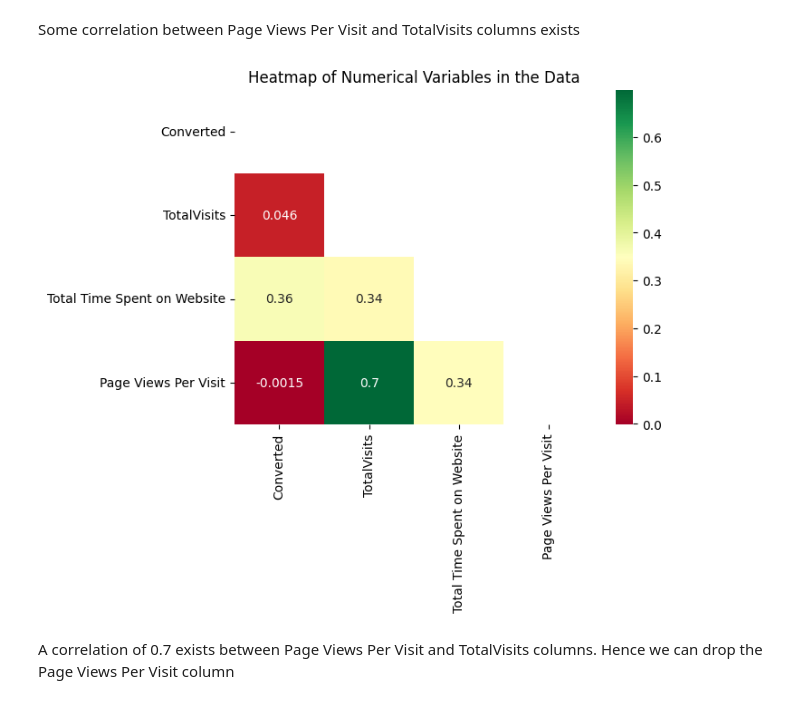
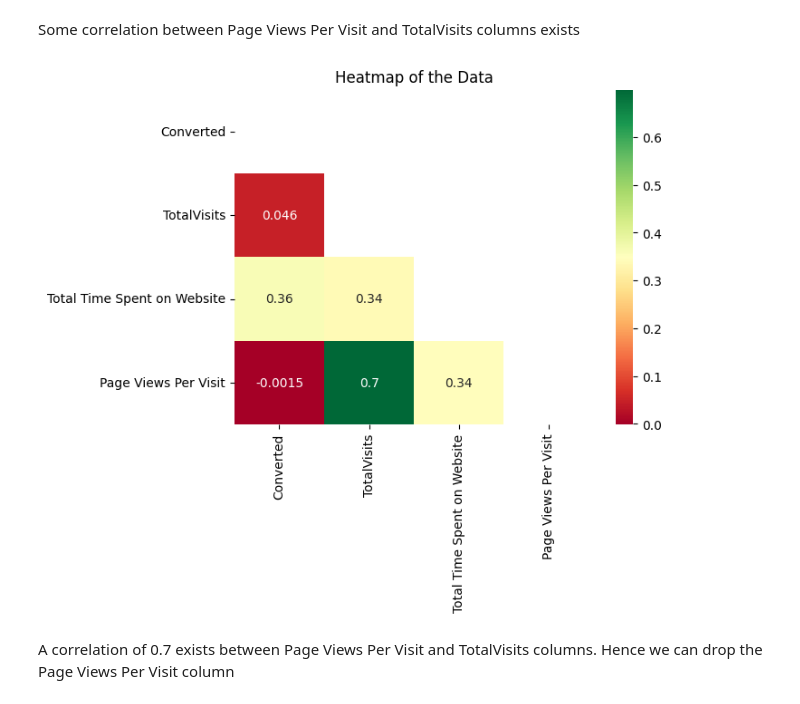
Before and after one commit to aravindpeddinti/Lead_Scoring_Case_Study, a Jupyter notebook: Assignment.ipynb, the cells around one changed output. Cells and saved outputs as stored; diff of their text form; code cells hidden in the pictures.

```diff
--- a/Assignment.ipynb
+++ b/Assignment.ipynb
@@ -740,11 +740,11 @@ Some correlation between Page Views Per Visit and TotalVisits columns exists
 # %%
 # Let's plot a heatmap of the data
 mask = np.triu(np.ones_like(data.corr(numeric_only=True)))
 sns.heatmap(data.corr(numeric_only=True), annot=True, mask=mask, cmap='RdYlGn')
-plt.title('Heatmap of Numerical Variables in the Data')
+plt.title('Heatmap of the Data')
 plt.show()
 # %% [output]
-[figure, old version]
+[figure, new version]
 # %% [markdown]
 A correlation of 0.7 exists between Page Views Per Visit and TotalVisits columns. Hence we can drop the Page Views Per Visit column
 # %%
```
Also changed, not shown: parts of 5 cells of this notebook.
